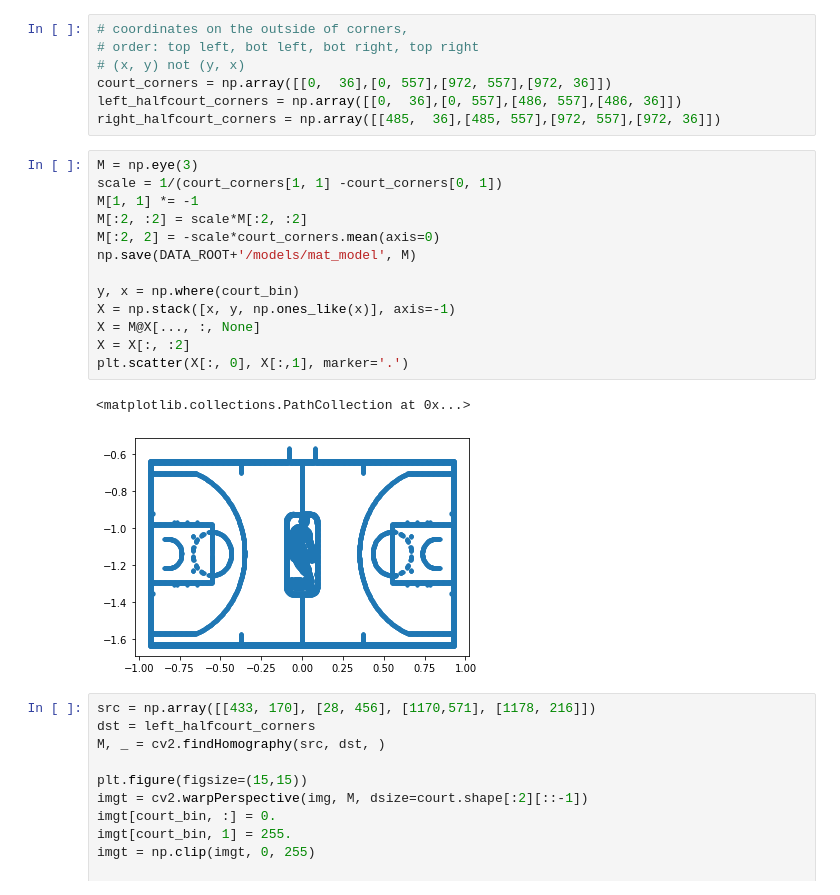
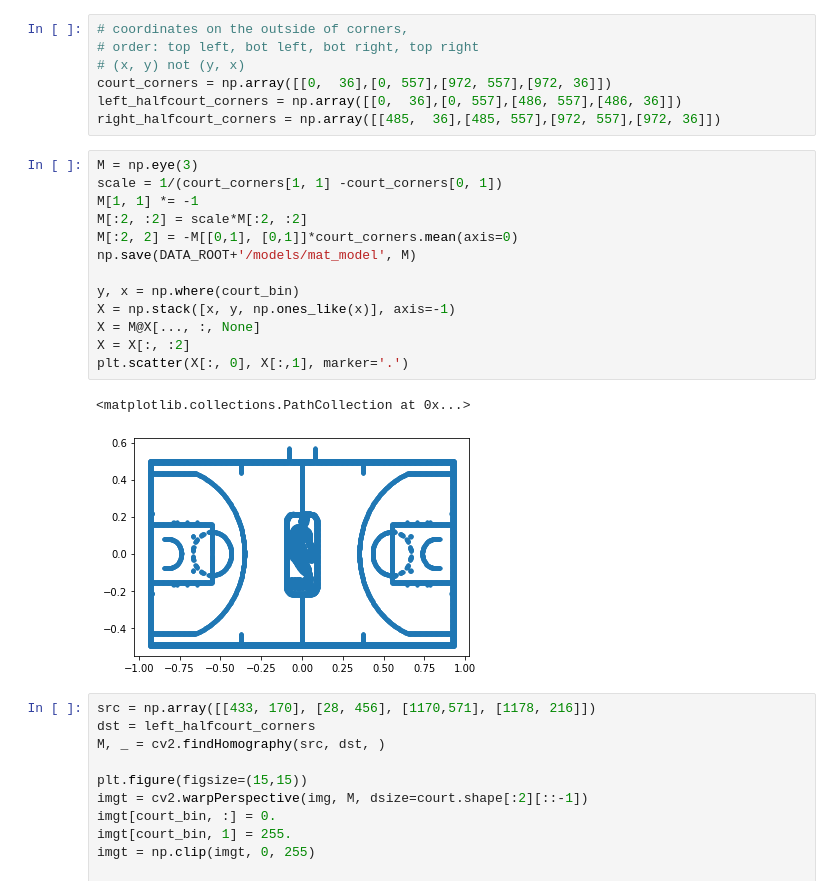
Before and after one commit to akarshkumar0101/nba-3d-ee-371q, a Jupyter notebook: better_model.ipynb, the cells around one changed output. Cells and saved outputs as stored; diff of their text form.

```diff
--- a/better_model.ipynb
+++ b/better_model.ipynb
@@ -36,19 +36,19 @@ right_halfcourt_corners = np.array([[485,  36],[485, 557],[972, 557],[972, 36]])
 # %%
 M = np.eye(3)
 scale = 1/(court_corners[1, 1] -court_corners[0, 1])
 M[1, 1] *= -1
 M[:2, :2] = scale*M[:2, :2]
-M[:2, 2] = -scale*court_corners.mean(axis=0)
+M[:2, 2] = -M[[0,1], [0,1]]*court_corners.mean(axis=0)
 np.save(DATA_ROOT+'/models/mat_model', M)
 
 y, x = np.where(court_bin)
 X = np.stack([x, y, np.ones_like(x)], axis=-1)
 X = M@X[..., :, None]
 X = X[:, :2]
 plt.scatter(X[:, 0], X[:,1], marker='.')
 # %% [output]
 <matplotlib.collections.PathCollection at 0x...>
-[figure, old version]
+[figure, new version]
 # %%
 src = np.array([[433, 170], [28, 456], [1170,571], [1178, 216]])
 dst = left_halfcourt_corners
```
